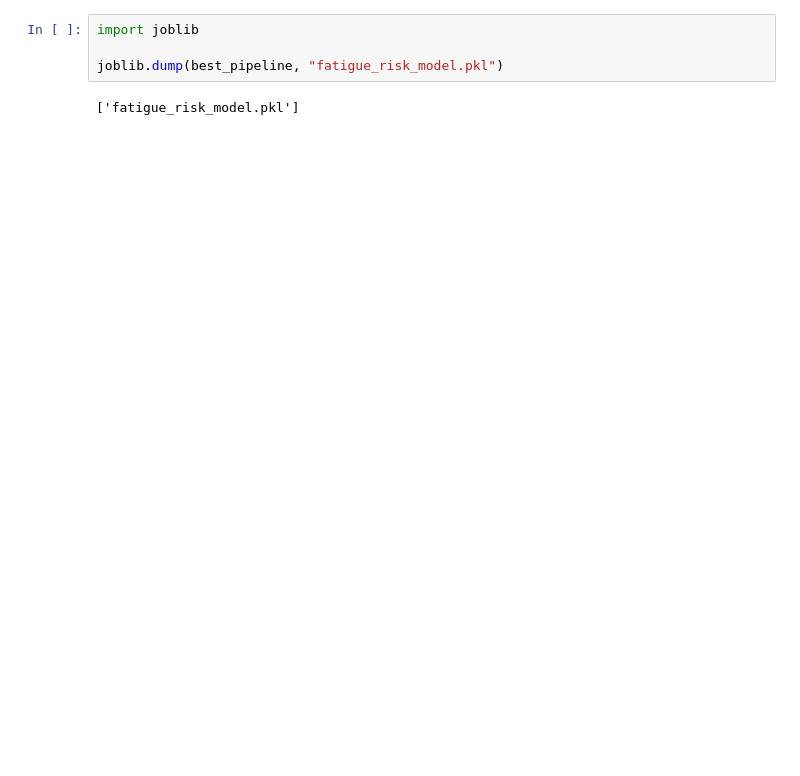
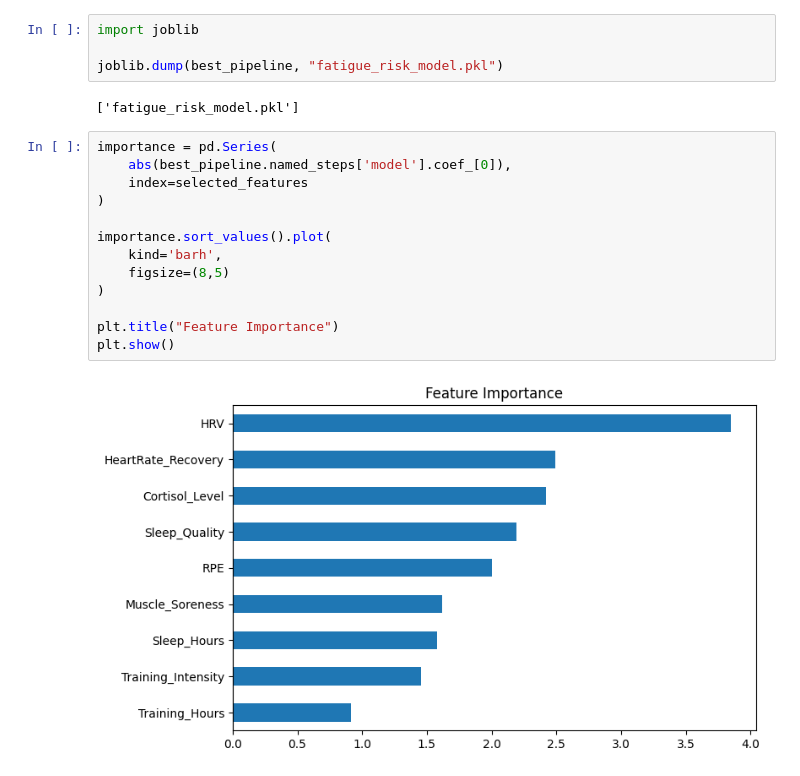
Before and after one commit to chiramjeevi-k/Athlete-Fatigue-Detection, a Jupyter notebook: AFD.ipynb, the cells around one changed output. Drawn from its saved outputs; the diff is of its cells as text; blank space fills up the shorter version.

```diff
--- a/AFD.ipynb
+++ b/AFD.ipynb
@@ -334,3 +410,18 @@ import joblib
 joblib.dump(best_pipeline, "fatigue_risk_model.pkl")
 # %% [output]
 ['fatigue_risk_model.pkl']
+# %%
+importance = pd.Series(
+    abs(best_pipeline.named_steps['model'].coef_[0]),
+    index=selected_features
+)
+
+importance.sort_values().plot(
+    kind='barh',
+    figsize=(8,5)
+)
+
+plt.title("Feature Importance")
+plt.show()
+# %% [output]
+[figure, added]
```
Also changed, not shown: parts of 3 cells of this notebook, 1 other file.
